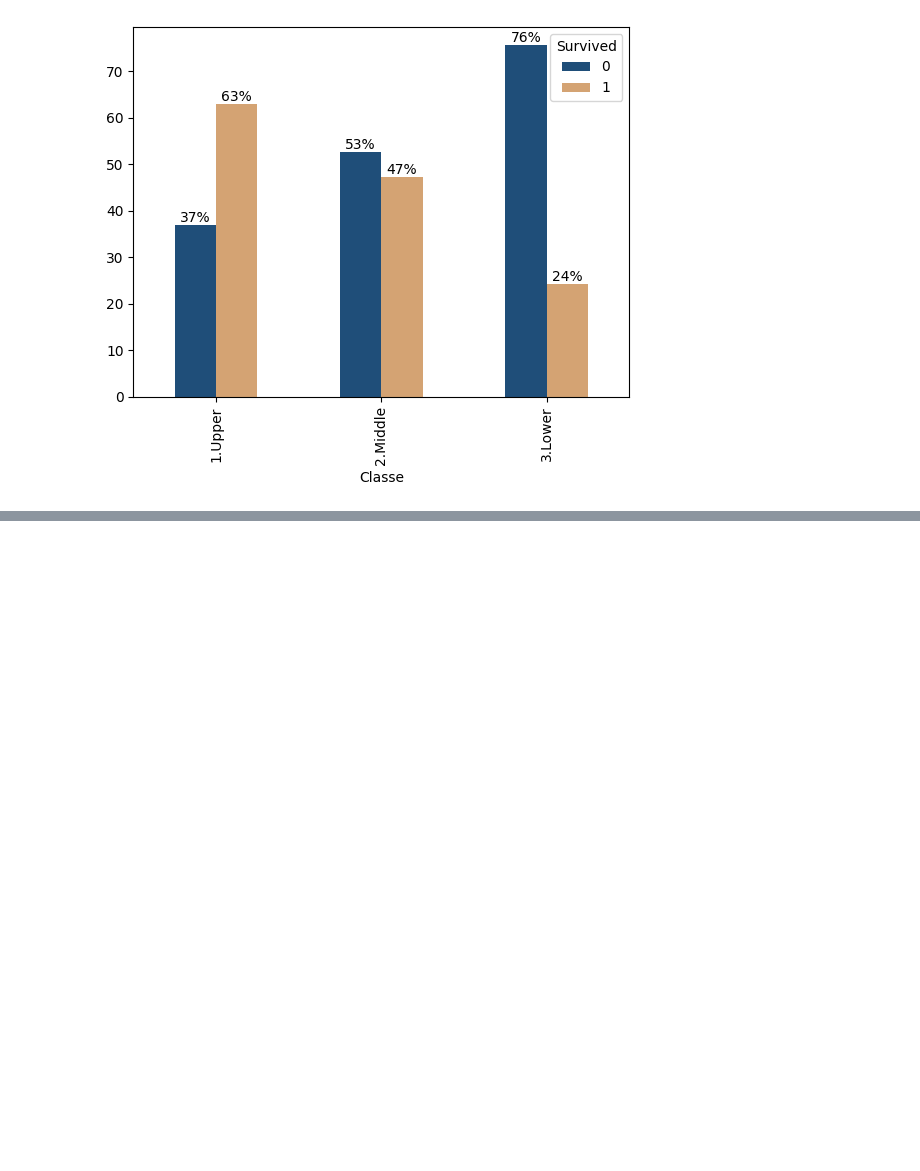
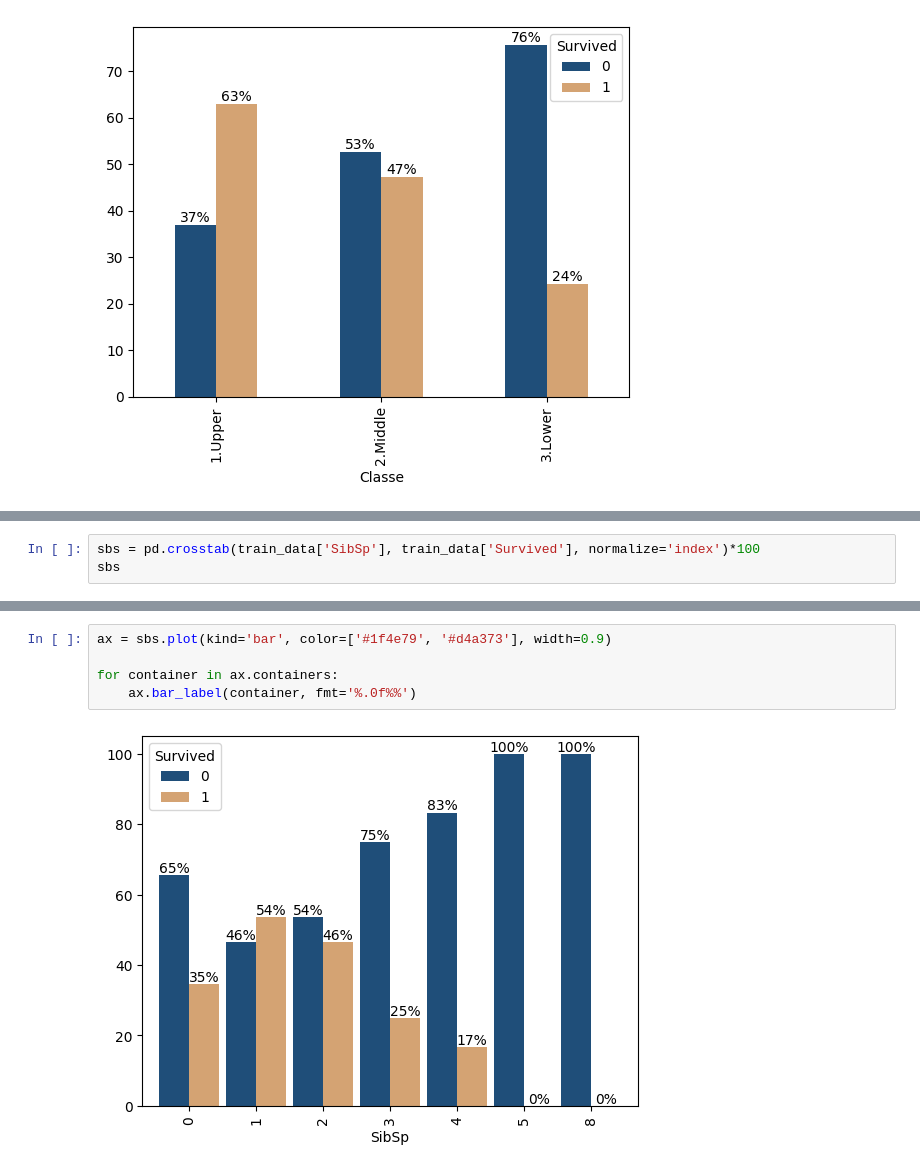
Before and after one commit to essene/titanic_ml_project, a Jupyter notebook: notebooks/0_initial_data_exploration.ipynb, the cells around one changed output, grey strips where cells are left out. Drawn from its saved outputs; the diff is of its cells as text; blank space fills up the shorter version.

```diff
--- a/notebooks/0_initial_data_exploration.ipynb
+++ b/notebooks/0_initial_data_exploration.ipynb
@@ -133,0 +147,3 @@ for container in ax.containers:
+# %%
+sbs = pd.crosstab(train_data['SibSp'], train_data['Survived'], normalize='index')*100
+sbs
@@ -133,0 +160,7 @@ for container in ax.containers:
+# %%
+ax = sbs.plot(kind='bar', color=['#1f4e79', '#d4a373'], width=0.9)
+
+for container in ax.containers:
+    ax.bar_label(container, fmt='%.0f%%')
+# %% [output]
+[figure, added]
```
Also changed, not shown: parts of 14 cells of this notebook.
